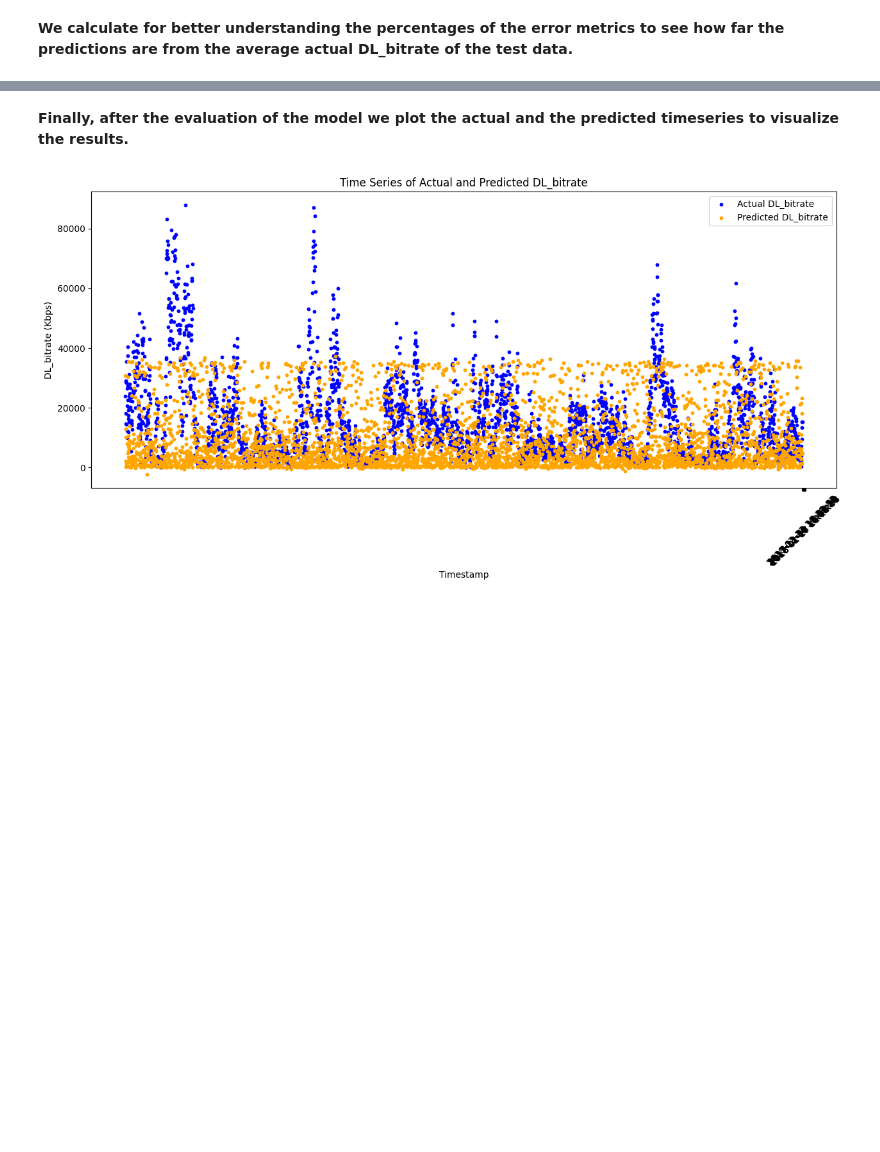
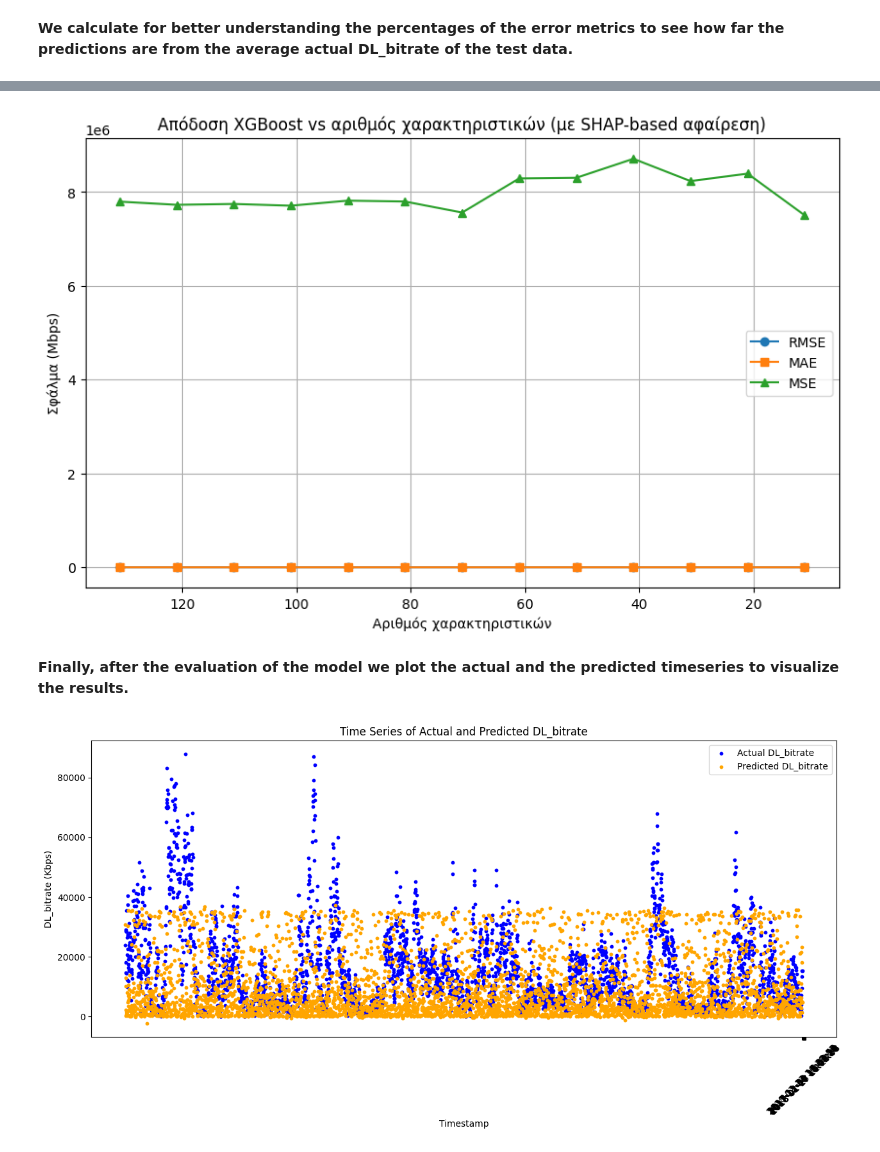
Before and after one commit to miltiadiss/CEID_NE577-5G-Architectures-Technologies-Applications-and-Key-Performance-Indexes, a Jupyter notebook: Code/XGBoost_Regressor_with_XAI.ipynb, the cells around one changed output, grey strips where cells are left out. Drawn from its saved outputs; the diff is of its cells as text; code cells hidden in the pictures; blank space fills up the shorter version.

```diff
--- a/Code/XGBoost_Regressor_with_XAI.ipynb
+++ b/Code/XGBoost_Regressor_with_XAI.ipynb
@@ -442,3 +463,79 @@ Percentage of RMSE: 20.55%
+# %%
+# === SHAP σημασία για όλα τα features
+explainer = shap.TreeExplainer(bst)
+X_test_df = pd.DataFrame(scaler_X.inverse_transform(X_test), columns=X.columns)
+shap_values = explainer.shap_values(X_test_df)
+
+shap_df = pd.DataFrame(shap_values, columns=X.columns)
+shap_mean = shap_df.abs().mean().sort_values(ascending=False)
+ordered_features = shap_mean.index.tolist()
+
+# === Αρχικό df_lagged για επανεκπαίδευση
+df_lagged = create_lagged_features(df, features, best_num_lags, lag_interval=60)
+df_lagged = df_lagged.dropna()
+target = df_lagged["DL_bitrate"]
+
+# === Αποτελέσματα
+results = []
+step = 10  # αφαιρούμε 10 χαρακτηριστικά κάθε φορά
+
+for num_features in range(len(ordered_features), step - 1, -step):
+    selected_feats = ordered_features[:num_features]
+    X_selected = df_lagged[selected_feats]
+
+    # Κανονικοποίηση
+    scaler_X = StandardScaler()
+    scaler_y = StandardScaler()
+    X_scaled = scaler_X.fit_transform(X_selected)
+    y_scaled = scaler_y.fit_transform(target.values.reshape(-1, 1)).flatten()
+
+    # Split σε train/test
+    X_train, X_temp, y_train, y_temp = train_test_split(X_scaled, y_scaled, test_size=0.3, random_state=42,shuffle=False )
+    X_val, X_test, y_val, y_test = train_test_split(X_temp, y_temp, test_size=0.5, random_state=42,shuffle=False)
+
+    # Εκπαίδευση XGBRegressor
+    model = xgb.XGBRegressor(
+        n_estimators=200,
+        max_depth=5,
+        learning_rate=0.1,
+        objective="reg:squarederror",
+        random_state=42
+    )
+    model.fit(X_train, y_train)
+
+    # Προβλέψεις και αποκανονικοποίηση
+    y_pred = model.predict(X_test)
+    y_pred_denorm = scaler_y.inverse_transform(y_pred.reshape(-1, 1)).flatten()
+    y_test_denorm = scaler_y.inverse_transform(y_test.reshape(-1, 1)).flatten()
+
+    # Μετρικές
+    rmse = np.sqrt(mean_squared_error(y_test_denorm, y_pred_denorm))
+    mae = mean_absolute_error(y_test_denorm, y_pred_denorm)
+    mse = mean_squared_error(y_test_denorm, y_pred_denorm)
+
+    results.append({
+        "Num_Features": num_features,
+        "RMSE": rmse,
+        "MAE": mae,
+        "MSE": mse
+    })
+
+# === Αποτελέσματα και plot
+results_df = pd.DataFrame(results)
+
+plt.figure(figsize=(10, 6))
+plt.plot(results_df["Num_Features"], results_df["RMSE"], marker='o', label="RMSE")
+plt.plot(results_df["Num_Features"], results_df["MAE"], marker='s', label="MAE")
+plt.plot(results_df["Num_Features"], results_df["MSE"], marker='^', label="MSE")
+plt.xlabel("Αριθμός χαρακτηριστικών")
+plt.ylabel("Σφάλμα (Mbps)")
+plt.title("Απόδοση XGBoost vs αριθμός χαρακτηριστικών (με SHAP-based αφαίρεση)")
+plt.legend()
+plt.grid(True)
+plt.gca().invert_xaxis()
+plt.show()
+# %% [output]
+[figure, added]
 # %% [markdown]
 **Finally, after the evaluation of the model we plot the actual and the predicted timeseries to visualize the results.**
 # %%
```
Also changed, not shown: parts of 6 cells of this notebook.
